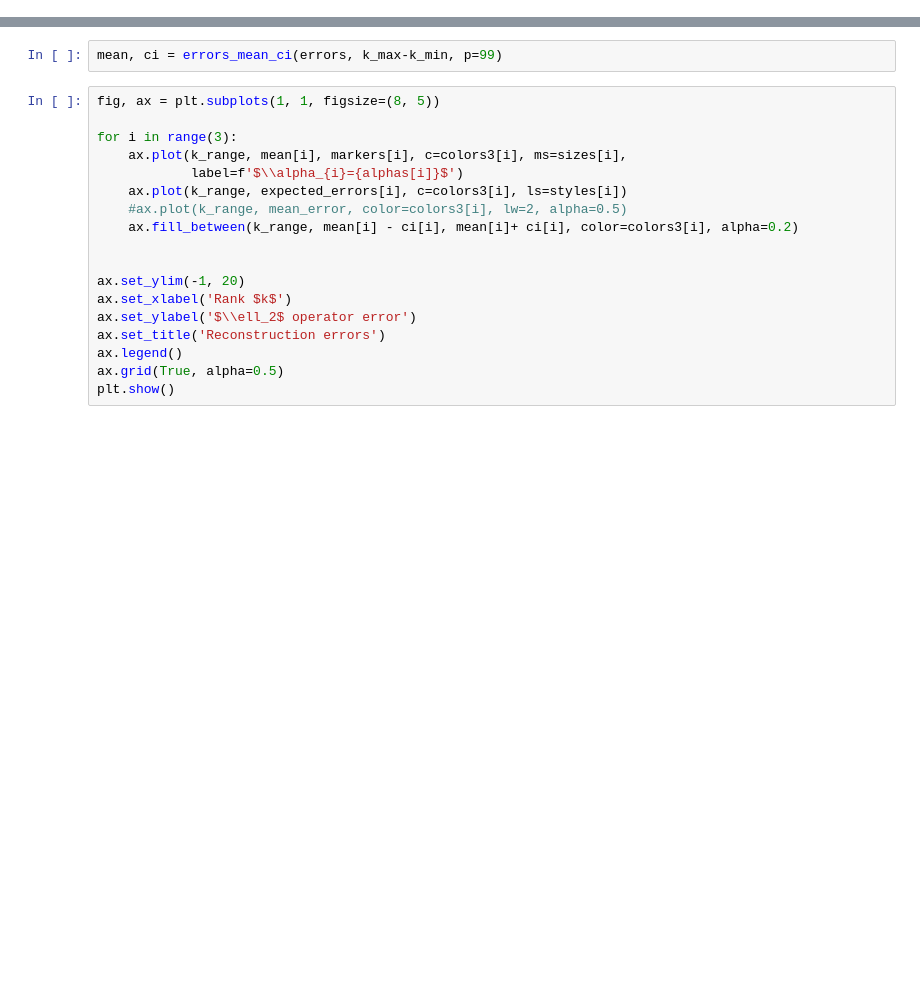
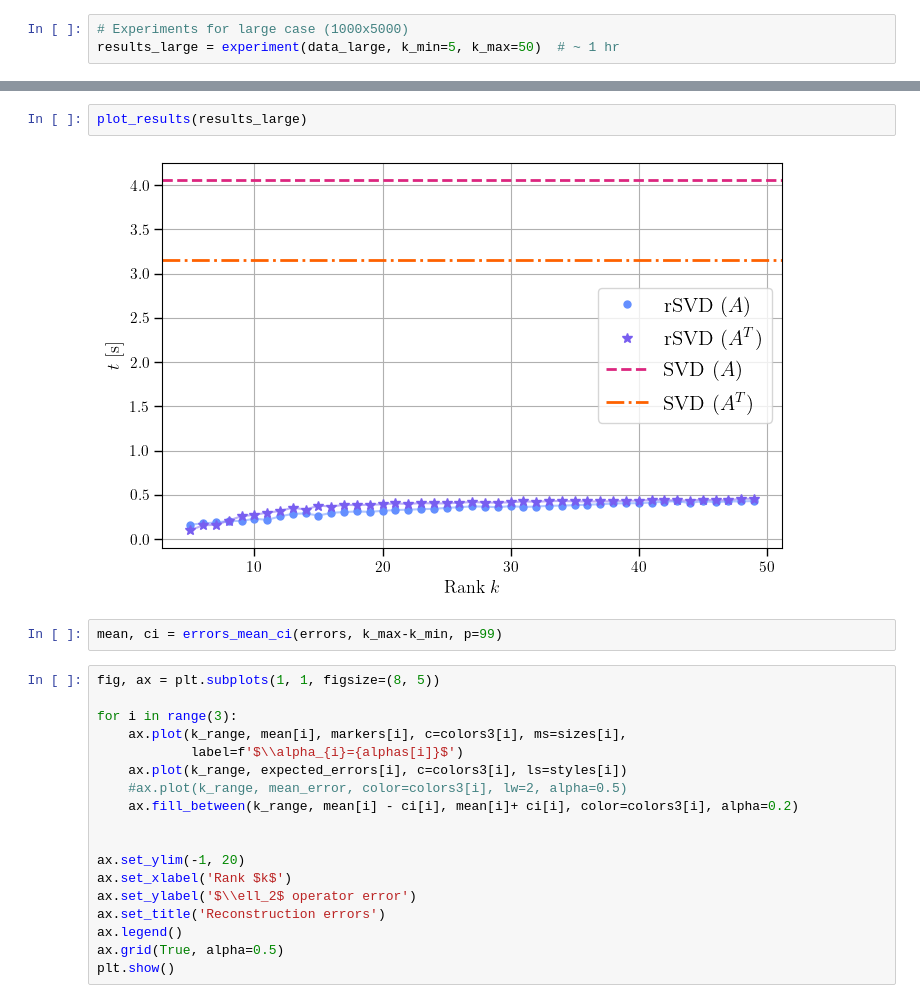
Before and after one commit to EliasSev/randomized-svd-paper, a Jupyter notebook: notebooks/rsvd_test_matrix.ipynb, the cells around one changed output, grey strips where cells are left out. Cells and saved outputs as stored; diff of their text form; blank space fills up the shorter version.

```diff
--- a/notebooks/rsvd_test_matrix.ipynb
+++ b/notebooks/rsvd_test_matrix.ipynb
@@ -215,0 +311,3 @@ plt.plot()
+# %%
+# Experiments for large case (1000x5000)
+results_large = experiment(data_large, k_min=5, k_max=50)  # ~ 1 hr
@@ -216,3 +347,7 @@ plt.plot()
+# %%
+plot_results(results_large)
+# %% [output]
+[figure, added]
 # %%
 mean, ci = errors_mean_ci(errors, k_max-k_min, p=99)
 # %%
```
Also changed, not shown: parts of 24 cells of this notebook.
